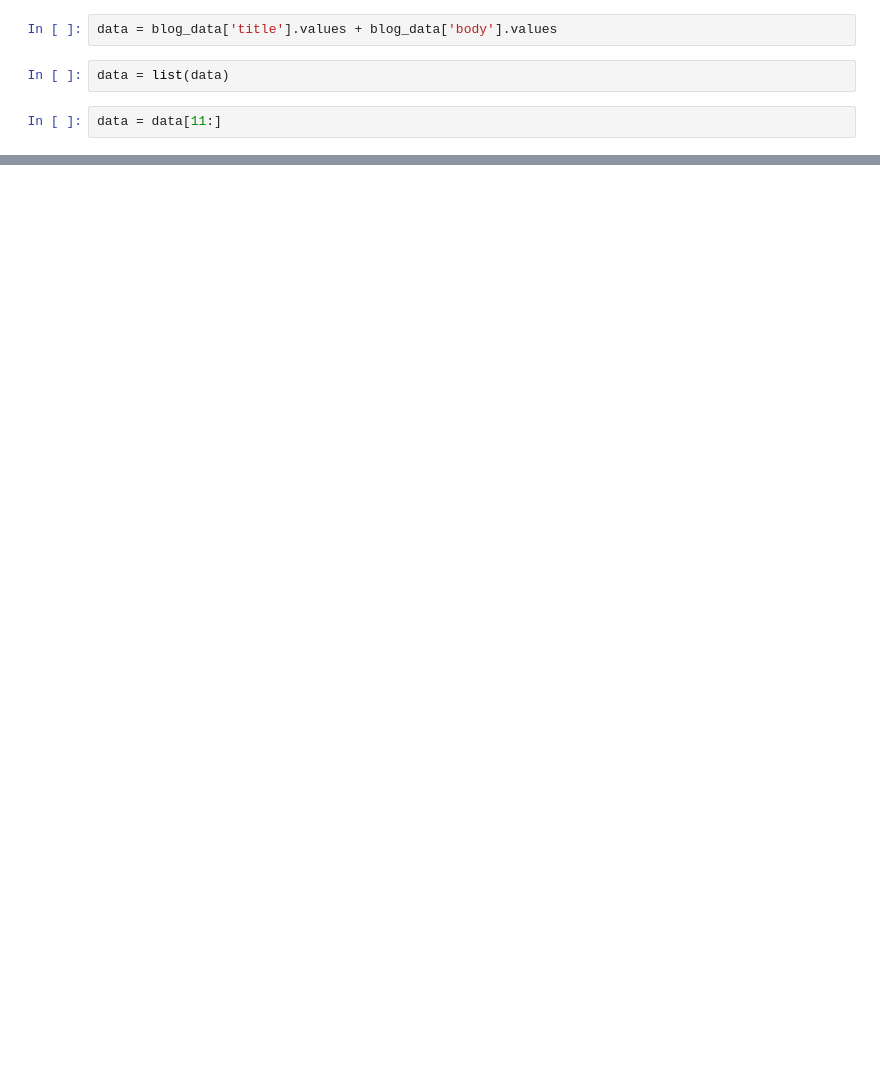
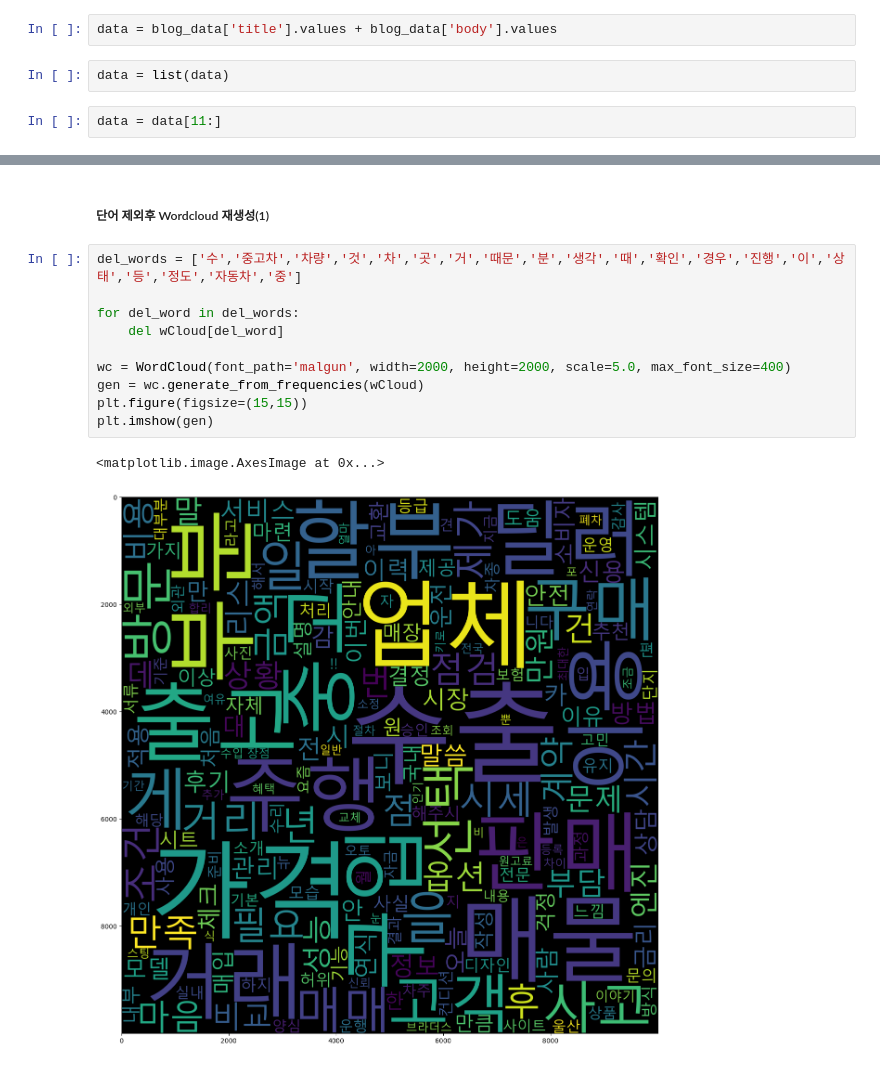
Before and after one commit to woojooc/ML_Car, a Jupyter notebook: jm/dacon/wordcloud.ipynb, the cells around one changed output, grey strips where cells are left out. Cells and saved outputs as stored; diff of their text form; blank space fills up the shorter version.

```diff
--- a/jm/dacon/wordcloud.ipynb
+++ b/jm/dacon/wordcloud.ipynb
@@ -93,0 +110,15 @@ wCloud.most_common()[:30]
+# %% [markdown]
+##### 단어 제외후 Wordcloud 재생성(1)
+# %%
+del_words = ['수','중고차','차량','것','차','곳','거','때문','분','생각','때','확인','경우','진행','이','상태','등','정도','자동차','중']
+
+for del_word in del_words:
+    del wCloud[del_word]
+
+wc = WordCloud(font_path='malgun', width=2000, height=2000, scale=5.0, max_font_size=400)
+gen = wc.generate_from_frequencies(wCloud)
+plt.figure(figsize=(15,15))
+plt.imshow(gen)
+# %% [output]
+<matplotlib.image.AxesImage at 0x...>
+[figure, added]
```
Also changed, not shown: parts of 7 cells of this notebook, 2 other files.
